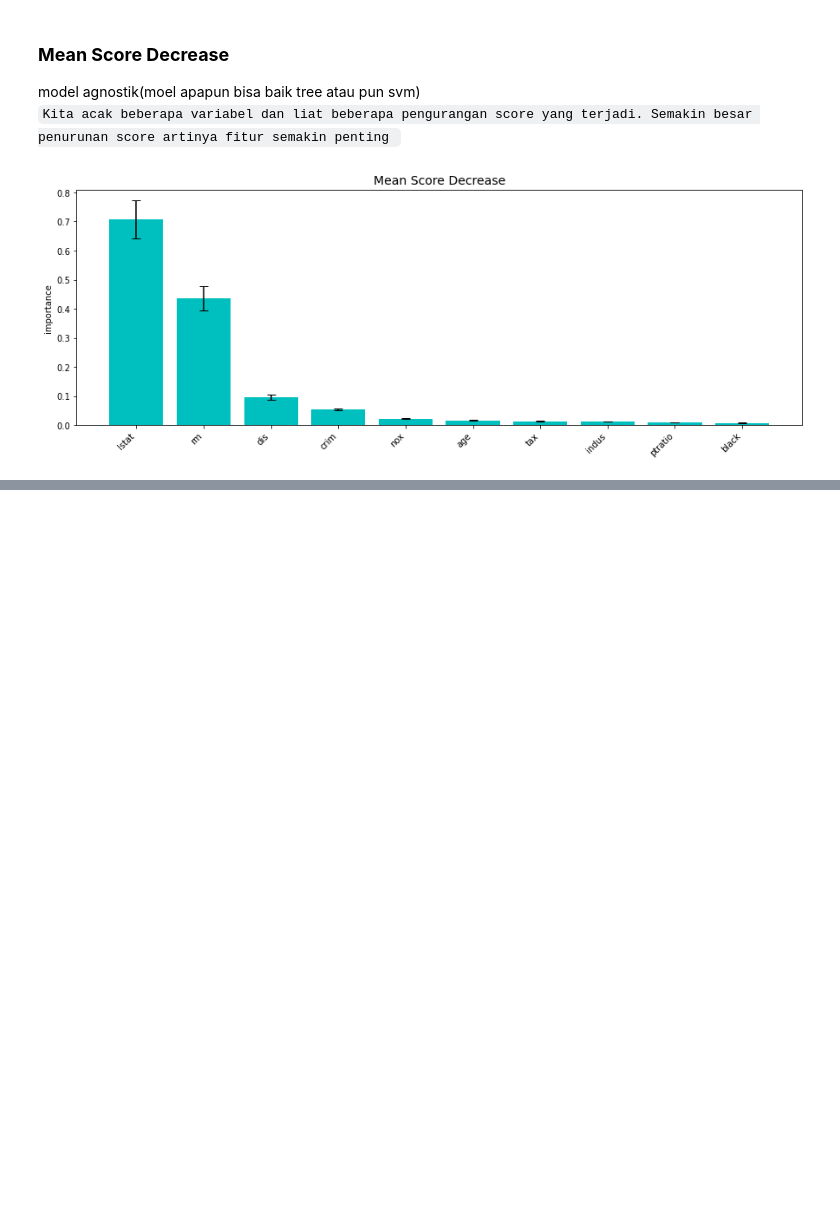
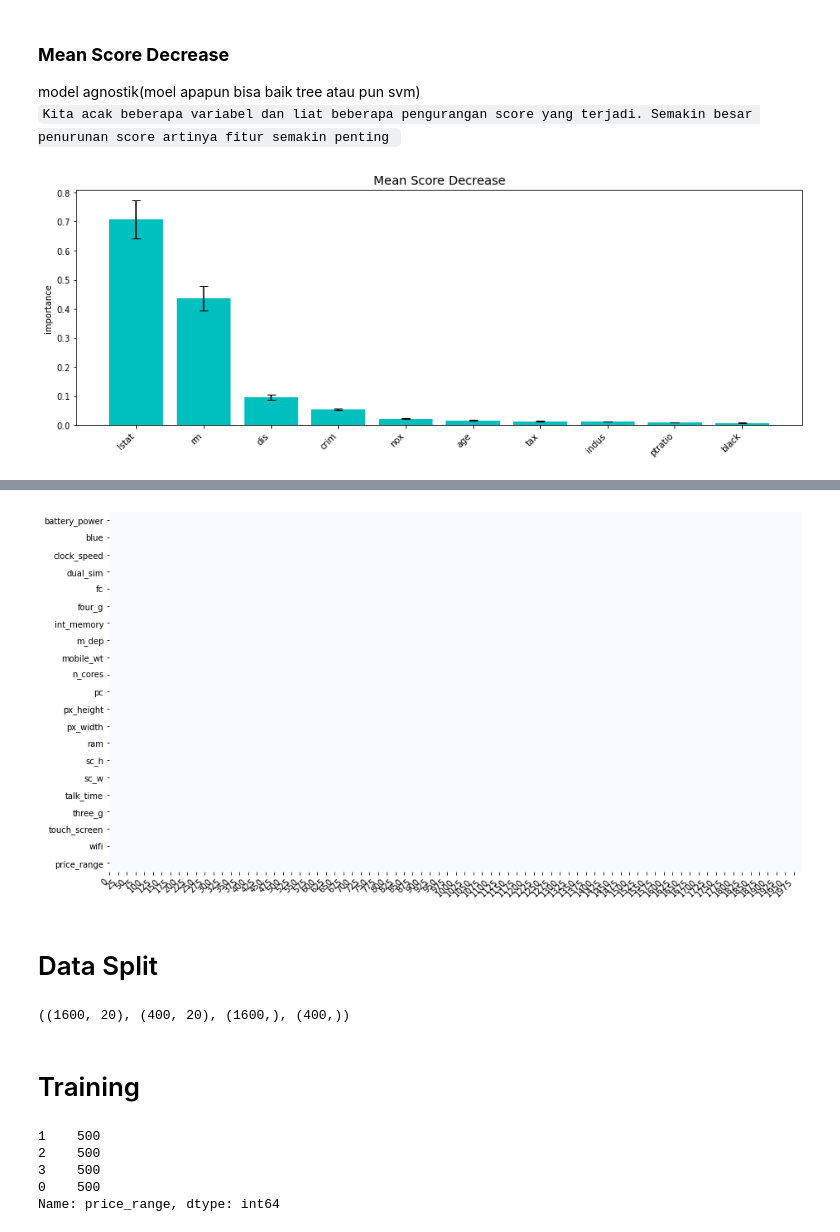
Before and after one commit to RizkiPasaribu/PythonDataScients, a Jupyter notebook: Mechine Learning (Supervised)/RAW (Random Forest).ipynb, the cells around one changed output, grey strips where cells are left out. Drawn from its saved outputs; the diff is of its cells as text; code cells hidden in the pictures; blank space fills up the shorter version.

```diff
--- a/Mechine Learning (Supervised)/RAW (Random Forest).ipynb
+++ b/Mechine Learning (Supervised)/RAW (Random Forest).ipynb
@@ -117,0 +145,3 @@ df_imp = mean_score_decrease(X_train, y_train, model, plot=True, topk=10)
+# %%
+df = pd.read_csv("../data/mobile.csv")
+df.head()
@@ -117,0 +156,25 @@ df_imp = mean_score_decrease(X_train, y_train, model, plot=True, topk=10)
+# %%
+plot_missing_value(df)
+# %% [output]
+[figure, added]
+# %% [markdown]
+# Data Split
+# %%
+X = df.drop(columns=["price_range"])
+y = df["price_range"]
+
+X_train, X_test, y_train, y_test = train_test_split(X, y, stratify=y, test_size=0.2, random_state=42)
+X_train.shape, X_test.shape, y_train.shape, y_test.shape
+# %% [output]
+((1600, 20), (400, 20), (1600,), (400,))
+# %% [markdown]
+# Training
+# %%
+#cek data imbalance
+df["price_range"].value_counts()
+# %% [output]
+1    500
+2    500
+3    500
+0    500
+Name: price_range, dtype: int64
```
Also changed, not shown: parts of 19 cells of this notebook, 4 other files.
